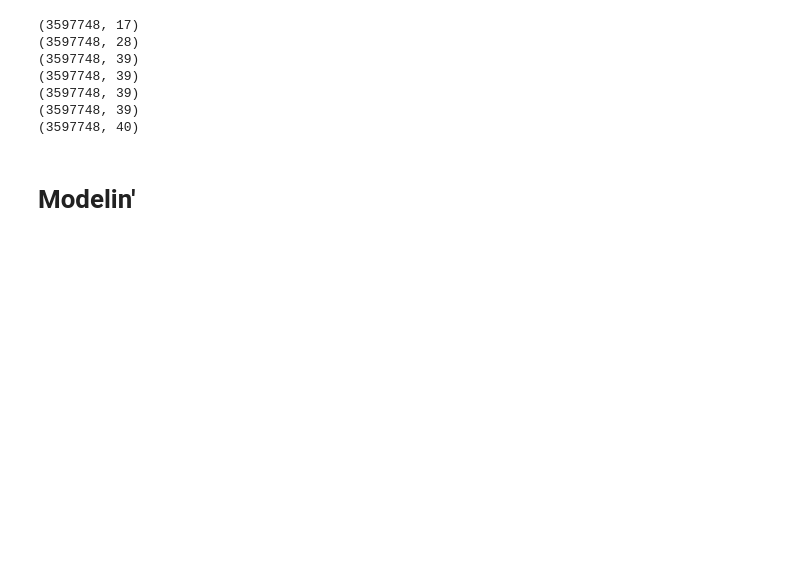
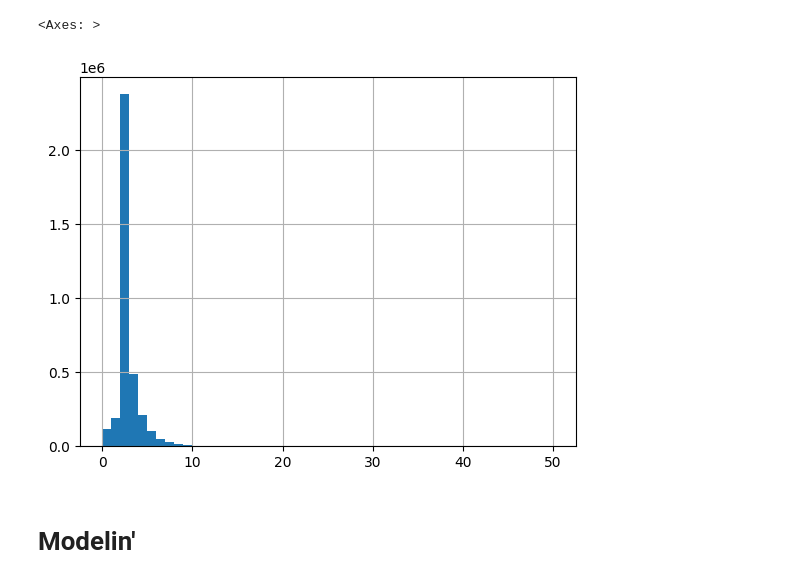
Before and after one commit to LaGenace/OptiFlyAi, a Jupyter notebook: Notebooks/ant_december_model.ipynb, the cells around one changed output. Cells and saved outputs as stored; diff of their text form; code cells hidden in the pictures; blank space fills up the shorter version.

```diff
--- a/Notebooks/ant_december_model.ipynb
+++ b/Notebooks/ant_december_model.ipynb
@@ -102,0 +134,3 @@ df_with_target[columns].shape
+# %%
+o_encoder = ce.BinaryEncoder()
+df_binary = o_encoder.fit_transform(df_with_target['OriginApt'])
@@ -185,20 +307,20 @@ def feature_engineering(processed_data, list_of_columns,
 # %%
-model_ready_data, PreprocessScalers = feature_engineering(df_with_target, columns,
-                                       box_cox_columns, yeo_johnson_columns, min_max_scaling, return_encoders=True)
+model_ready_data, PreprocessScalers = feature_engineering(df_with_target, columns, 'Score_Z_score_0_50', box_cox_columns, yeo_johnson_columns, min_max_scaling, return_encoders=True,)
-# %% [output]
-(3597748, 17)
-(3597748, 28)
-(3597748, 39)
-(3597748, 39)
-(3597748, 39)
-(3597748, 39)
-(3597748, 40)
 # %%
 model_ready_data['Score_Z_score_0_50'] = model_ready_data['Score_Z_score_0_50'].fillna(0)
 # %%
-model_ready_data['SelfTransfer'] = model_ready_data['SelfTransfer'].apply(convert_bool_to_num)
+# model_ready_data['SelfTransfer'] = model_ready_data['SelfTransfer'].apply(convert_bool_to_num)
 # %%
 clean_and_processed_data = model_ready_data.copy()
+# %%
+clean_and_processed_data[clean_and_processed_data['total_layover_time_ratio'] < 0.001].sort_values('total_layover_time_ratio')
+
+clean_and_processed_data.loc[clean_and_processed_data['total_layover_time_ratio'].abs() < 1e-3, 'total_layover_time_ratio'] = 0
+# %%
+clean_and_processed_data['Score_Z_score_0_50'].hist(bins=50)
+# %% [output]
+<Axes: >
+[figure, added]
 # %% [markdown]
 # Modelin'
 # %%
```
Also changed, not shown: parts of 30 cells of this notebook.
